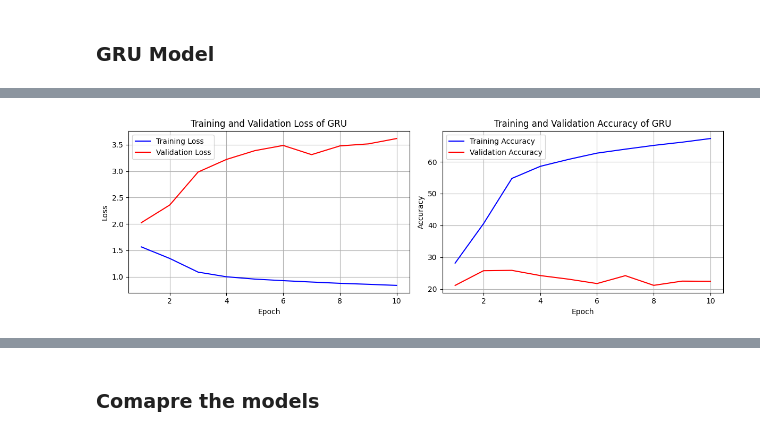
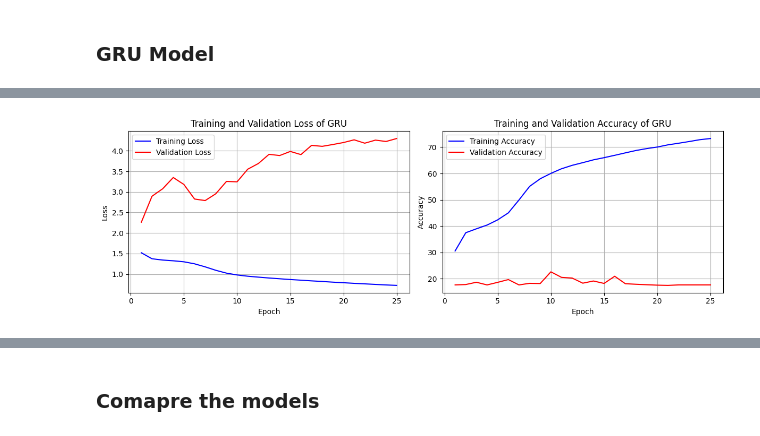
Before and after one commit to kazimahathir73/CSE440-Natural-Language-Processing-II-Project, a Jupyter notebook: train_model.ipynb, the cells around one changed output, grey strips where cells are left out. Saved outputs shown, nothing was run; the diff lists cells and outputs as text; code cells hidden in the pictures.

```diff
--- a/train_model.ipynb
+++ b/train_model.ipynb
@@ -474,8 +721,9 @@ def calculate_accuracy(y_pred, y_true):
 # %%
 input_size = 300
-hidden_size = 128
+hidden_size = 64
 output_size = 5
 num_layers = 1
+num_epochs = 30
 
 model = LSTMModel(input_size, hidden_size, output_size, num_layers)
 loss_function = nn.CrossEntropyLoss()
@@ -597,7 +787,7 @@ lstm_val_accuracy = max(val_accuracy)
 class GRUModel(nn.Module):
     def __init__(self, input_size, hidden_size, output_size, num_layers=1):
         super(GRUModel, self).__init__()
-        self.gru = nn.GRU(input_size, hidden_size, num_layers, batch_first=True, dropout=0.5)
+        self.gru = nn.GRU(input_size, hidden_size, num_layers, batch_first=True, dropout=0.15)
         self.fc = nn.Linear(hidden_size, output_size)
 
     def forward(self, x):
@@ -606,9 +796,10 @@ class GRUModel(nn.Module):
         return out
 # %%
 input_size = 300
-hidden_size = 128
+hidden_size = 64
 output_size = 5
 num_layers = 1
+num_epochs = 25
 
 model = GRUModel(input_size, hidden_size, output_size, num_layers)
 loss_function = nn.CrossEntropyLoss()
@@ -683,0 +807,4 @@ Test Loss: 3.6170, Test Accuracy: 22.44%
+# %%
+gru_train_losses, gru_val_losses, gru_train_accuracy, gru_val_accuracy = train_model(
+    model, optimizer, loss_function, train_loader, val_loader, num_epochs
+)
@@ -684,25 +829,25 @@ Test Loss: 3.6170, Test Accuracy: 22.44%
 # %%
 plt.figure(figsize=(12, 4))
 
 plt.subplot(1, 2, 1)
-plt.plot(range(1, num_epochs + 1), train_losses, label='Training Loss', color='blue')
-plt.plot(range(1, num_epochs + 1), val_losses, label='Validation Loss', color='red')
+plt.plot(range(1, num_epochs + 1), gru_train_losses, label='Training Loss', color='blue')
+plt.plot(range(1, num_epochs + 1), gru_val_losses, label='Validation Loss', color='red')
 plt.xlabel('Epoch')
 plt.ylabel('Loss')
 plt.title('Training and Validation Loss of GRU')
 plt.legend()
 plt.grid(True)
 
 plt.subplot(1, 2, 2)
-plt.plot(range(1, num_epochs + 1), train_accuracy, label='Training Accuracy', color='blue')
-plt.plot(range(1, num_epochs + 1), val_accuracy, label='Validation Accuracy', color='red')
+plt.plot(range(1, num_epochs + 1), gru_train_accuracy, label='Training Accuracy', color='blue')
+plt.plot(range(1, num_epochs + 1), gru_val_accuracy, label='Validation Accuracy', color='red')
 plt.xlabel('Epoch')
 plt.ylabel('Accuracy')
 plt.title('Training and Validation Accuracy of GRU')
 plt.legend()
 plt.grid(True)
 
 plt.tight_layout()
 plt.show()
 # %% [output]
-[figure, old version]
+[figure, new version]
```
Also changed, not shown: parts of 47 cells of this notebook.
